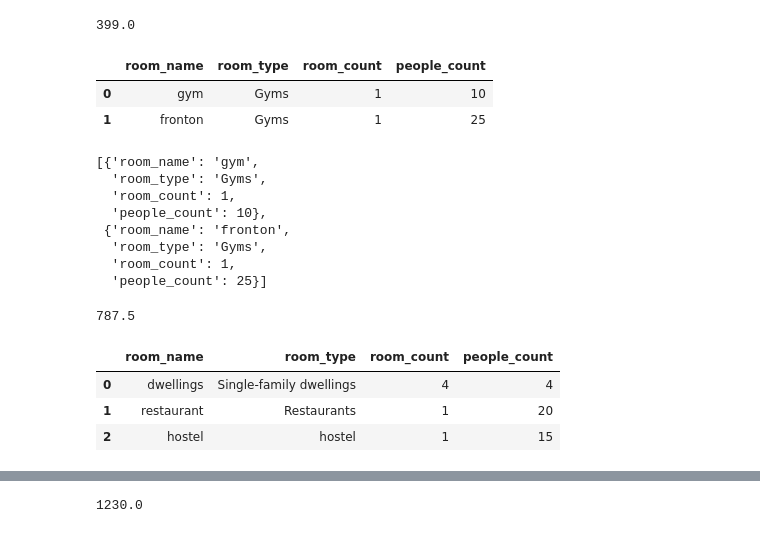
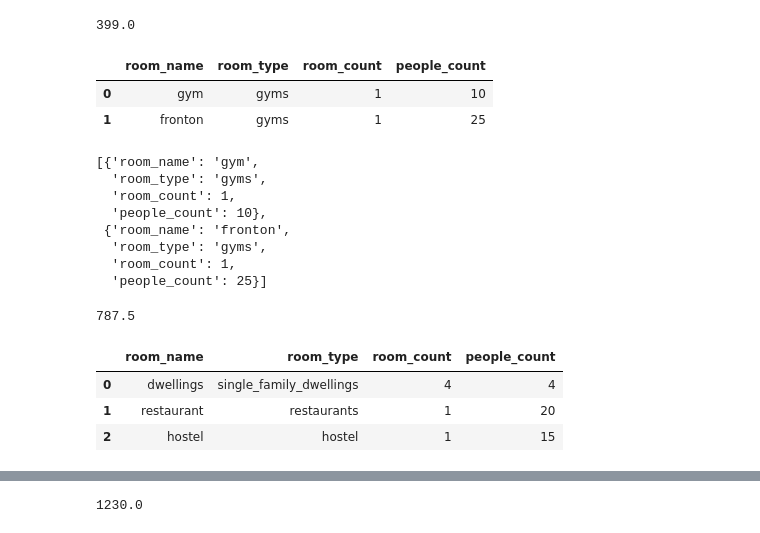
Before and after one commit to PalaDean/PortfolioProjects, a Jupyter notebook: Solar thermal for residential buildings.ipynb, the cells around one changed output, grey strips where cells are left out. Drawn from its saved outputs; the diff is of its cells as text; code cells hidden in the pictures.

```diff
--- a/Solar thermal for residential buildings.ipynb
+++ b/Solar thermal for residential buildings.ipynb
@@ -291,26 +292,26 @@ b2_water
 # %% [output]
 399.0
 # %%
-data = [('gym', 'Gyms', 1, 10),
-        ('fronton', 'Gyms', 1, 25)]
+data = [('gym', 'gyms', 1, 10),
+        ('fronton', 'gyms', 1, 25)]
 b3_df = pd.DataFrame(data,
                      columns=['room_name', 'room_type', 'room_count', 'people_count'],
                     )
 b3_df
 # %% [output]
 |  | room_name | room_type | room_count | people_count |
-| 0 | gym | Gyms | 1 | 10 |
-| 1 | fronton | Gyms | 1 | 25 |
+| 0 | gym | gyms | 1 | 10 |
+| 1 | fronton | gyms | 1 | 25 |
 # %%
 b3_dict = b3_df.to_dict(orient='records')
 b3_dict
 # %% [output]
 [{'room_name': 'gym',
-  'room_type': 'Gyms',
+  'room_type': 'gyms',
   'room_count': 1,
   'people_count': 10},
  {'room_name': 'fronton',
-  'room_type': 'Gyms',
+  'room_type': 'gyms',
   'room_count': 1,
   'people_count': 25}]
 # %%
@@ -322,8 +323,8 @@ b3_water
 # %% [output]
 787.5
 # %%
-data = [('dwellings', 'Single-family dwellings', 4, 4),
-        ('restaurant', 'Restaurants', 1, 20),
+data = [('dwellings', 'single_family_dwellings', 4, 4),
+        ('restaurant', 'restaurants', 1, 20),
         ('hostel', 'hostel', 1, 15)]
 b4_df = pd.DataFrame(data,
                      columns=['room_name', 'room_type', 'room_count', 'people_count'],
@@ -331,8 +332,8 @@ b4_df = pd.DataFrame(data,
 b4_df
 # %% [output]
 |  | room_name | room_type | room_count | people_count |
-| 0 | dwellings | Single-family dwellings | 4 | 4 |
-| 1 | restaurant | Restaurants | 1 | 20 |
+| 0 | dwellings | single_family_dwellings | 4 | 4 |
+| 1 | restaurant | restaurants | 1 | 20 |
 | 2 | hostel | hostel | 1 | 15 |
 # %%
 b4_dict = b4_df.to_dict(orient='records')
```
Also changed, not shown: parts of 29 cells of this notebook, 1 other file.
